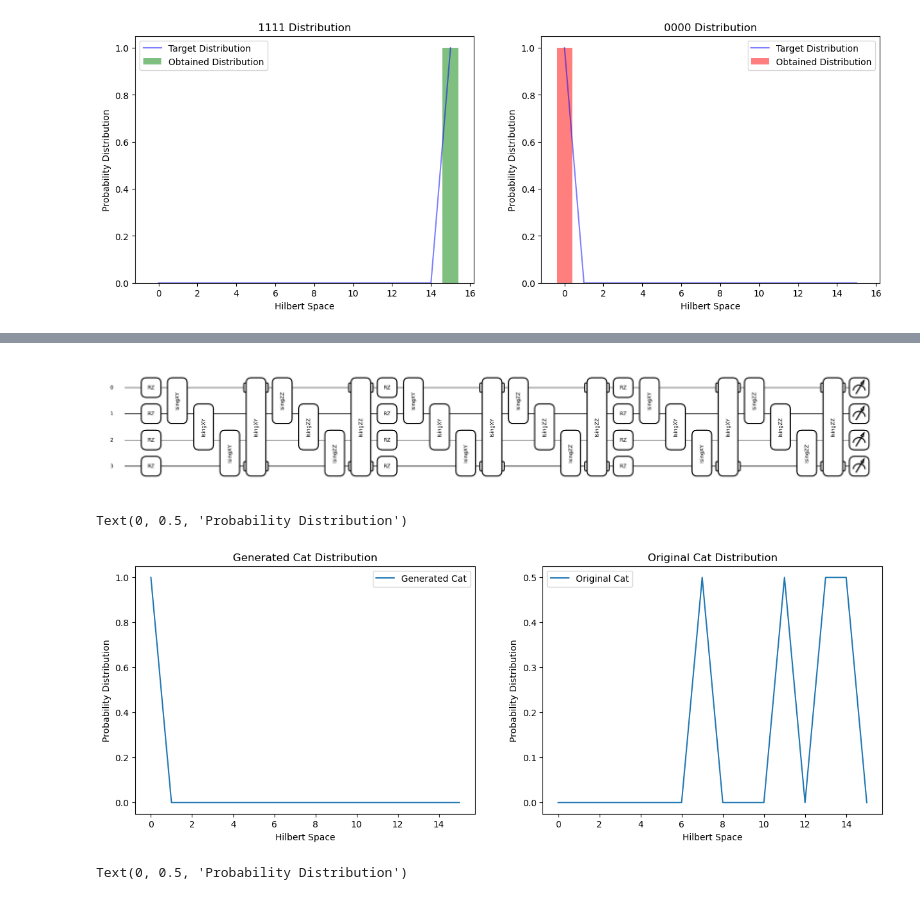
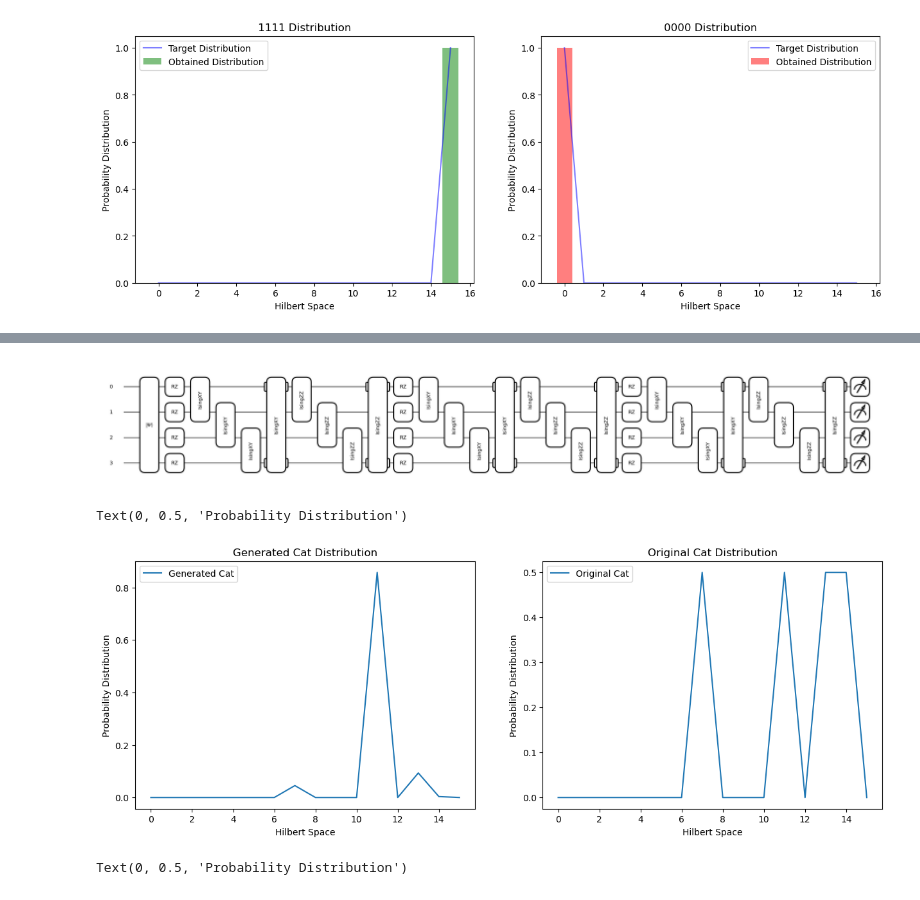
Before and after one commit to Ak-ash22/qcbm_hiwi, a Jupyter notebook: qcbm_project/cat_anticat/vqc_decoder_cat_anticat.ipynb, the cells around one changed output, grey strips where cells are left out. Saved outputs shown, nothing was run; the diff lists cells and outputs as text; code cells hidden in the pictures.

```diff
--- a/qcbm_project/cat_anticat/vqc_decoder_cat_anticat.ipynb
+++ b/qcbm_project/cat_anticat/vqc_decoder_cat_anticat.ipynb
@@ -306,18 +307,18 @@ Minimum KL Divergence obtained is 0.0013459136243909597
 # %%
 dev = qml.device("default.qubit",wires=n_qubits)
 
 @qml.qnode(dev,interface='jax')
 def output_vqc_circuit(input_params,n_qubits=4):
-    # uniform_init(num_qubits,cat_pre_training,seed=0)
+    uniform_init(num_qubits,cat_pre_training,seed=0)
     params = input_params[0]
     for i in range(vqc_folds):
         vqc_circuit(params[i])
     return qml.probs(wires=range(n_qubits))
 
 qml.draw_mpl(output_vqc_circuit)(optimal_params)
 plt.show()
 # %% [output]
-[figure, old version]
+[figure, new version]
 # %%
 hybrid_output = output_vqc_circuit(optimal_params,n_qubits)
 # %%
@@ -335,7 +336,7 @@ axs[1].set_xlabel('Hilbert Space')
 axs[1].set_ylabel('Probability Distribution')
 # %% [output]
 Text(0, 0.5, 'Probability Distribution')
-[figure, old version]
+[figure, new version]
 # %%
 fig, axs = plt.subplots(1,2,figsize=(15,5))
 axs[0].plot(x_full,hybrid_output,label='Generated Cat')
```
Also changed, not shown: parts of 6 cells of this notebook, 13 other files.
